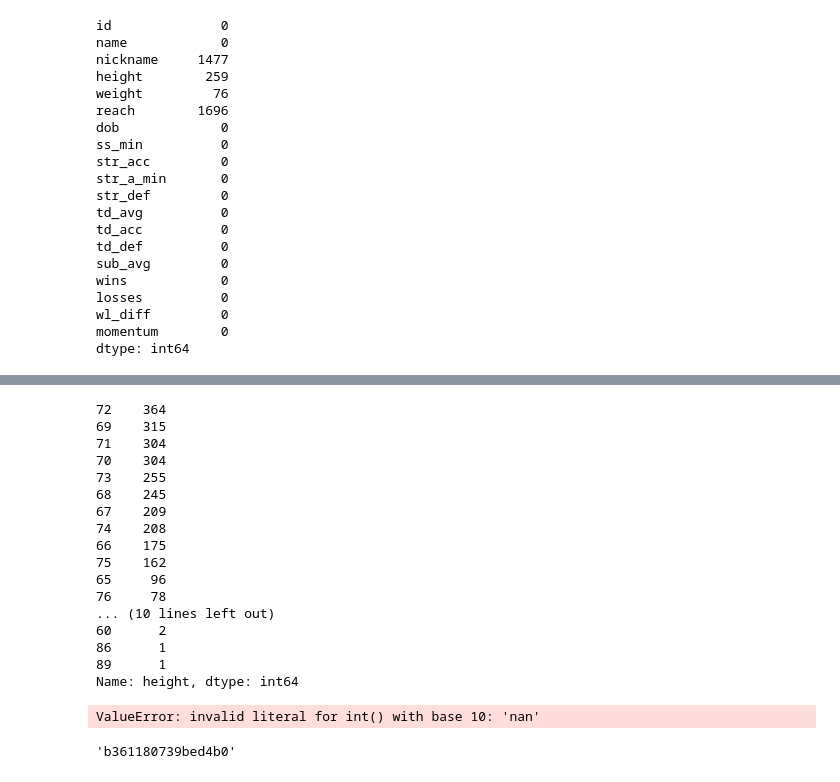
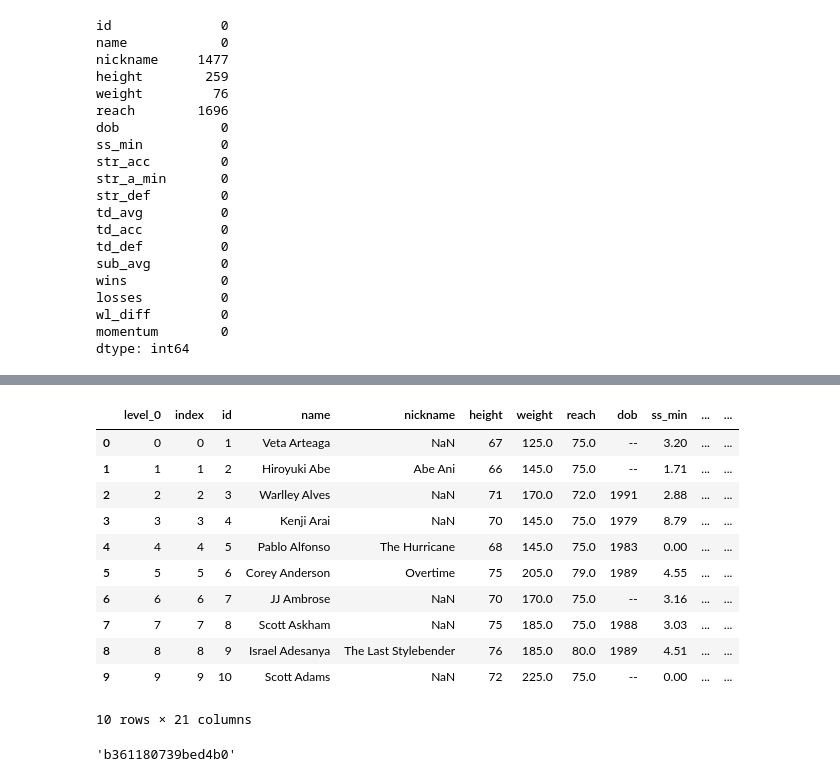
Before and after one commit to pkong97/mma-predictor, a Jupyter notebook: prediction-engine.ipynb, the cells around one changed output, grey strips where cells are left out. Drawn from its saved outputs; the diff is of its cells as text; code cells hidden in the pictures.

```diff
--- a/prediction-engine.ipynb
+++ b/prediction-engine.ipynb
@@ -170,29 +155,23 @@ for i in range(0, len(df['height'])):
 # %%
 #change heights into inches
 for i in range(0, len(df['height'])):
     if df['height'].isnull()[i] != True:
         height1 = int(str(df.loc[i, 'height'])[0])*12
         height2 = int(str(df.loc[i, 'height'])[1:])
         total = height1 + height2
         df.loc[i, 'height'] = total
-df['height'].value_counts()
 # %% [output]
+|  | level_0 | index | id | name | nickname | height | weight | reach | dob | ss_min | ... | ... |
+| 0 | 0 | 0 | 1 | Veta Arteaga | NaN | 67 | 125.0 | 75.0 | -- | 3.20 | ... | ... |
+| 1 | 1 | 1 | 2 | Hiroyuki Abe | Abe Ani | 66 | 145.0 | 75.0 | -- | 1.71 | ... | ... |
+| 2 | 2 | 2 | 3 | Warlley Alves | NaN | 71 | 170.0 | 72.0 | 1991 | 2.88 | ... | ... |
+| 3 | 3 | 3 | 4 | Kenji Arai | NaN | 70 | 145.0 | 75.0 | 1979 | 8.79 | ... | ... |
+| 4 | 4 | 4 | 5 | Pablo Alfonso | The Hurricane | 68 | 145.0 | 75.0 | 1983 | 0.00 | ... | ... |
+| 5 | 5 | 5 | 6 | Corey Anderson | Overtime | 75 | 205.0 | 79.0 | 1989 | 4.55 | ... | ... |
+| 6 | 6 | 6 | 7 | JJ Ambrose | NaN | 70 | 170.0 | 75.0 | -- | 3.16 | ... | ... |
+| 7 | 7 | 7 | 8 | Scott Askham | NaN | 75 | 185.0 | 75.0 | 1988 | 3.03 | ... | ... |
+| 8 | 8 | 8 | 9 | Israel Adesanya | The Last Stylebender | 76 | 185.0 | 80.0 | 1989 | 4.51 | ... | ... |
+| 9 | 9 | 9 | 10 | Scott Adams | NaN | 72 | 225.0 | 75.0 | -- | 0.00 | ... | ... |
-72    364
-69    315
-71    304
-70    304
-73    255
-68    245
-67    209
-74    208
-66    175
-75    162
-65     96
-76     78
-... (10 lines left out)
-60      2
-86      1
-89      1
-Name: height, dtype: int64
+10 rows × 21 columns
 # %%
 miss_bool = df['height'].isnull()
@@ -200,7 +179,5 @@ df.loc[miss_bool != True, 'height'] = df.loc[miss_bool != True, 'height'].apply(
 # %%
-df.pivot_table(values = 'height', index = 'weight', aggfunc = (lambda x))
+avg_height = df.pivot_table(values = "height", index = "weight")
-# %% [output]
-ValueError: invalid literal for int() with base 10: 'nan'
 # %%
 link = 'http://fightmetric.com/fighter-details/b361180739bed4b0'
 link.split('/')[-1]
```
Also changed, not shown: parts of 7 cells of this notebook.
